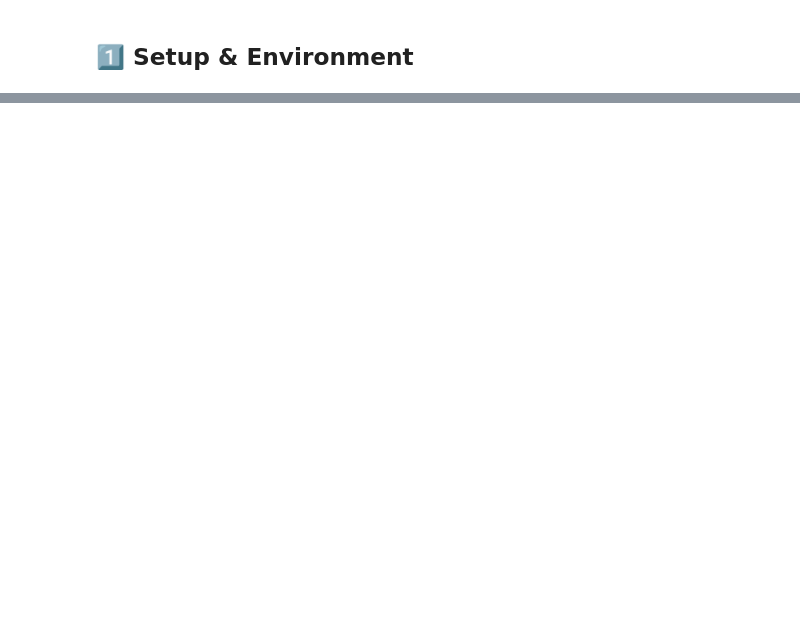
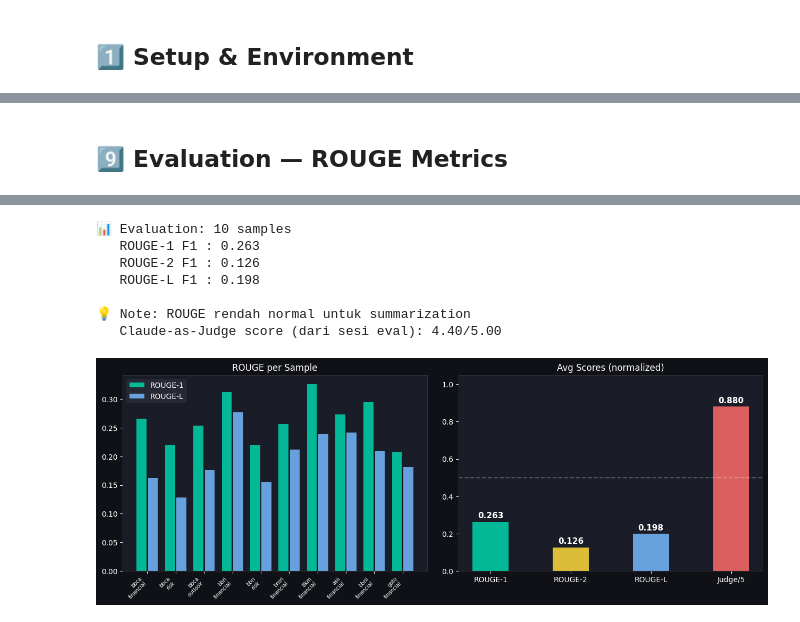
Before and after one commit to Agathahah/finsight-idx, a Jupyter notebook: notebooks/demo_finsight.ipynb, the cells around one changed output, grey strips where cells are left out. Saved outputs shown, nothing was run; the diff lists cells and outputs as text; code cells hidden in the pictures; blank space fills up the shorter version.

```diff
--- a/notebooks/demo_finsight.ipynb
+++ b/notebooks/demo_finsight.ipynb
@@ -714,0 +688,56 @@ print("   Claude-as-Judge score: 4.40/5.00 (dari eval sebelumnya)")
+# %% [markdown]
+## 9️⃣ Evaluation — ROUGE Metrics
+# %%
+from src.api.evaluator import SummaryEvaluator, get_builtin_eval_dataset
+
+evaluator = SummaryEvaluator(output_dir="data/processed")
+dataset   = get_builtin_eval_dataset()
+
+# ROUGE only — no API cost
+report = evaluator.evaluate_dataset(dataset, skip_judge=True)
+
+print(f"📊 Evaluation: {report.n_samples} samples")
+print(f"   ROUGE-1 F1 : {report.avg_rouge1_f1:.3f}")
+print(f"   ROUGE-2 F1 : {report.avg_rouge2_f1:.3f}")
+print(f"   ROUGE-L F1 : {report.avg_rougeL_f1:.3f}")
+print(f"\n💡 Note: ROUGE rendah normal untuk summarization")
+print(f"   Claude-as-Judge score (dari sesi eval): 4.40/5.00")
+
+# Visualisasi
+fig, axes = plt.subplots(1, 2, figsize=(13, 5))
+fig.patch.set_facecolor("#0f1117")
+
+# ROUGE per sample
+r1s = [r.rouge.rouge1_f1 for r in report.results]
+rls = [r.rouge.rougeL_f1 for r in report.results]
+ids = [r.sample_id.replace("_2023","").replace("_","\n") for r in report.results]
+x = np.arange(len(ids))
+ax1 = axes[0]; ax1.set_facecolor("#1a1d27")
+ax1.bar(x-0.2, r1s, 0.35, label="ROUGE-1", color="#00d4aa", alpha=0.85)
+ax1.bar(x+0.2, rls, 0.35, label="ROUGE-L", color="#74b9ff", alpha=0.85)
+ax1.set_xticks(x); ax1.set_xticklabels(ids, rotation=45, ha="right", fontsize=7, color="white")
+ax1.set_title("ROUGE per Sample", color="white", fontsize=12)
+ax1.legend(facecolor="#2a2d37", edgecolor="none", labelcolor="white")
+ax1.tick_params(colors="white")
+for s in ax1.spines.values(): s.set_color("#333")
+
+# Summary bar
+ax2 = axes[1]; ax2.set_facecolor("#1a1d27")
+metrics = ["ROUGE-1","ROUGE-2","ROUGE-L","Judge/5"]
+values  = [report.avg_rouge1_f1, report.avg_rouge2_f1,
+           report.avg_rougeL_f1, 4.40/5.0]
+colors_m= ["#00d4aa","#ffd93d","#74b9ff","#ff6b6b"]
+bars = ax2.bar(metrics, values, color=colors_m, alpha=0.85, width=0.45)
+ax2.set_ylim(0, 1.05)
+ax2.axhline(0.5, color="white", linestyle="--", alpha=0.25)
+ax2.set_title("Avg Scores (normalized)", color="white", fontsize=12)
+ax2.tick_params(colors="white")
+for s in ax2.spines.values(): s.set_color("#333")
+for bar, val in zip(bars, values):
+    ax2.text(bar.get_x()+bar.get_width()/2, bar.get_height()+0.02,
+             f"{val:.3f}", ha="center", color="white", fontsize=11, fontweight="bold")
+
+plt.tight_layout(pad=2)
+plt.savefig("evaluation_results.png", dpi=120, bbox_inches="tight", facecolor="#0f1117")
+plt.show()
+# %% [output]
@@ -714,0 +761,8 @@ print("   Claude-as-Judge score: 4.40/5.00 (dari eval sebelumnya)")
+📊 Evaluation: 10 samples
+   ROUGE-1 F1 : 0.263
+   ROUGE-2 F1 : 0.126
+   ROUGE-L F1 : 0.198
+
+💡 Note: ROUGE rendah normal untuk summarization
+   Claude-as-Judge score (dari sesi eval): 4.40/5.00
+[figure, added]
```
Also changed, not shown: parts of 45 cells of this notebook, 6 other files.
